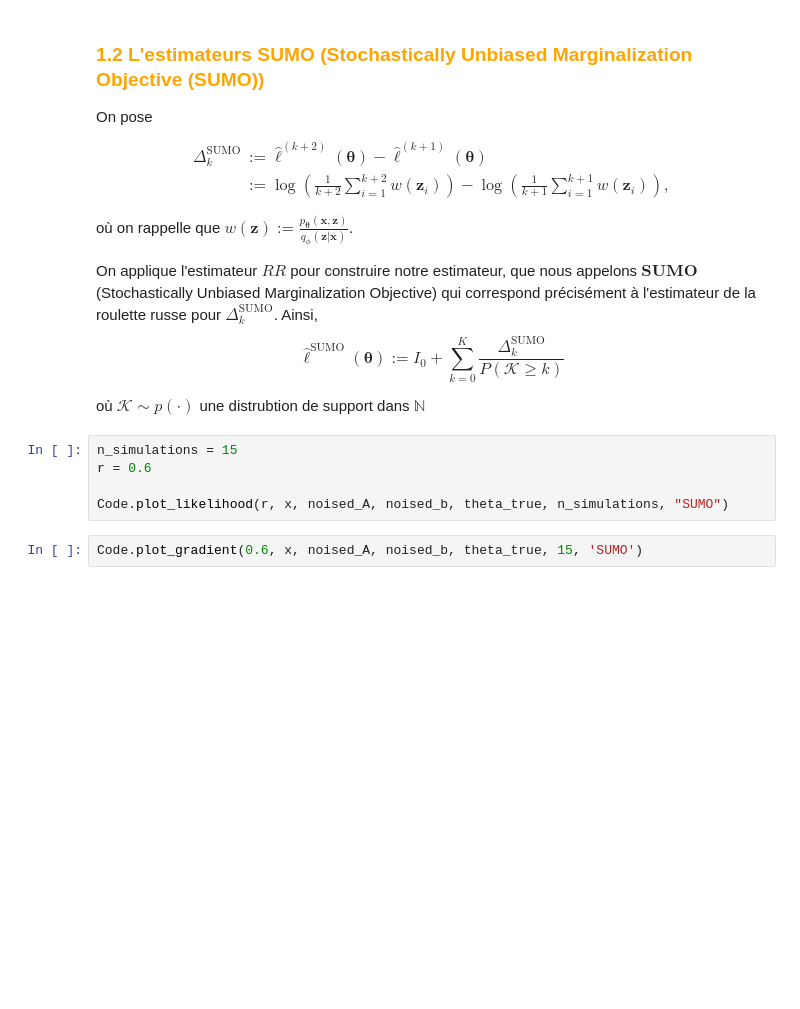
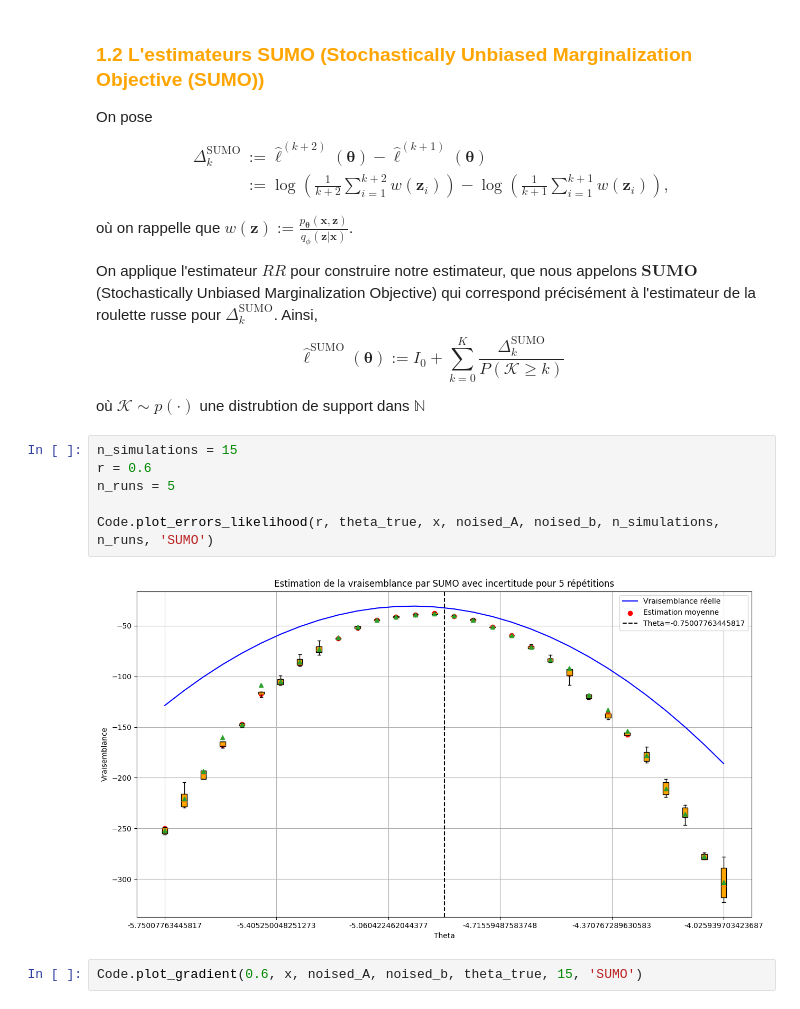
Before and after one commit to NailKhelifa/MLMC_Unibaised_Gradient_Estimation_for_Deep_LVM, a Jupyter notebook: Test_code.ipynb, the cells around one changed output. Saved outputs shown, nothing was run; the diff lists cells and outputs as text; blank space fills up the shorter version.

```diff
--- a/Test_code.ipynb
+++ b/Test_code.ipynb
@@ -299,8 +305,11 @@ où $\mathcal{K} \sim p(\cdot)$ une distrubtion de support dans $\mathbb{N}$
 # %%
 n_simulations = 15
 r = 0.6
+n_runs = 5
 
-Code.plot_likelihood(r, x, noised_A, noised_b, theta_true, n_simulations, "SUMO")
+Code.plot_errors_likelihood(r, theta_true, x, noised_A, noised_b, n_simulations, n_runs, 'SUMO')
+# %% [output]
+[figure, added]
 # %%
 Code.plot_gradient(0.6, x, noised_A, noised_b, theta_true, 15, 'SUMO')
 # %% [output]
```
Also changed, not shown: parts of 10 cells of this notebook, 1 other file.
